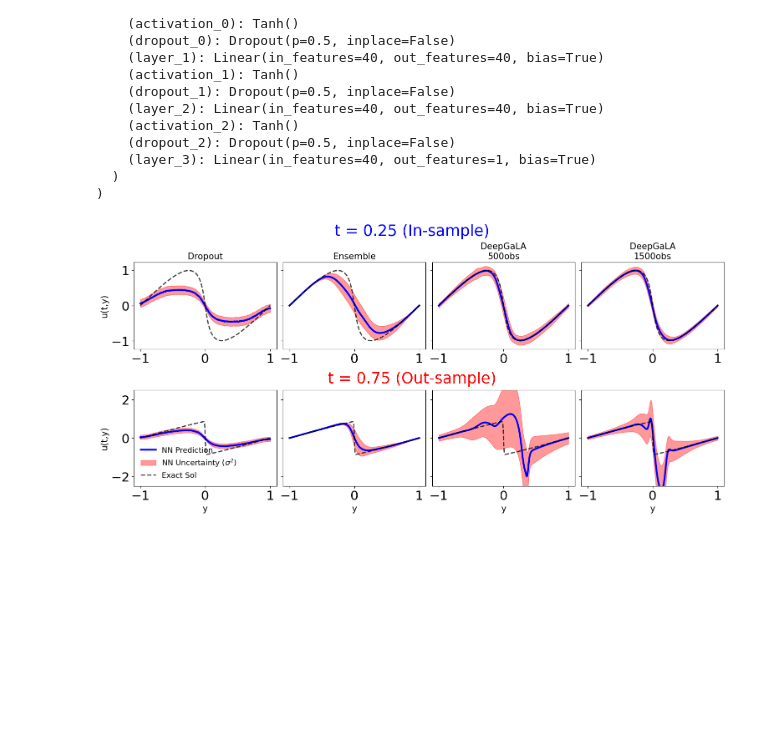
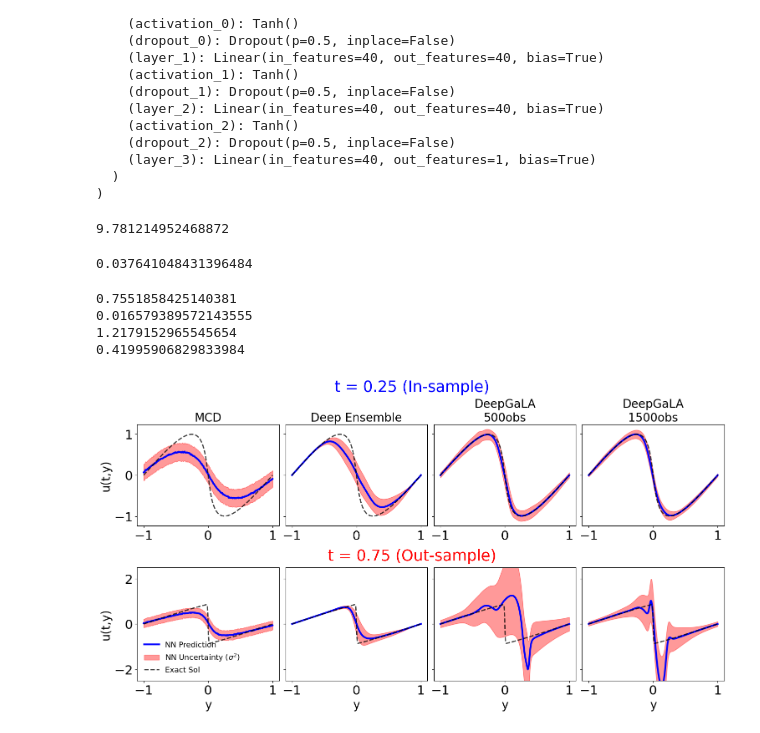
Before and after one commit to ChristianJzB/Projects, a Jupyter notebook: Deep_Solvers/gala/AI4Eq/Gala_Burgers.ipynb, the cells around one changed output. Saved outputs shown, nothing was run; the diff lists cells and outputs as text; code cells hidden in the pictures; blank space fills up the shorter version.

```diff
--- a/Deep_Solvers/gala/AI4Eq/Gala_Burgers.ipynb
+++ b/Deep_Solvers/gala/AI4Eq/Gala_Burgers.ipynb
@@ -151,7 +151,9 @@ def MCD (dropout_model,X_star, samples = 1000):
         predictions.append(pred.cpu().detach().numpy())  # Store the result
 
     predictions_mcd = np.array(predictions)
-    return np.mean(predictions_mcd, axis=0),np.std(predictions_mcd, axis=0)
+    mean = np.mean(predictions_mcd, axis=0)
+    var = np.mean(predictions_mcd**2, axis=0) - mean**2
+    return mean, np.sqrt(var)
 # %%
 pde_domain,ini_c,left_bc,right_bc = data_pde(1500,min_param,max_param)
 
@@ -161,9 +163,11 @@ pde = {"PDE":["de","ini_c","left_bc","right_bc"],
                    "left_bc":left_bc.to(device),
                    "right_bc" :right_bc.to(device)}}
 
+start = time.time()
 llp_1500 = llaplace(model_1500)
 llp_1500.fit(pde=pde, hessian_structure = "full")
-
+end = time.time()
+print( end- start)
 # log_prior, log_sigma = torch.ones(1, requires_grad=True), torch.ones(1, requires_grad=True)
 # hyper_optimizer = torch.optim.Adam([log_prior, log_sigma], lr=1e-1)
 # for i in range(1000):
@@ -172,6 +176,8 @@ llp_1500.fit(pde=pde, hessian_structure = "full")
 #     neg_marglik.backward(retain_graph=True)
 #     hyper_optimizer.step()
 #     print(log_prior,log_sigma)
+# %% [output]
+9.781214952468872
 # %%
 pde_domain,ini_c,left_bc,right_bc = data_pde(500,min_param,max_param)
 
@@ -180,9 +186,11 @@ pde = {"PDE":["de","ini_c","left_bc","right_bc"],
                    "ini_c" : ini_c.to(device),
                    "left_bc":left_bc.to(device),
                    "right_bc" :right_bc.to(device)}}
-
+start = time.time()
 llp_500 = llaplace(model_500)
 llp_500.fit(pde=pde, hessian_structure = "full")
+end = time.time()
+print( end- start)
 
 # log_prior, log_sigma = torch.ones(1, requires_grad=True), torch.ones(1, requires_grad=True)
 # hyper_optimizer = torch.optim.Adam([log_prior, log_sigma], lr=1e-1)
@@ -192,6 +200,8 @@ llp_500.fit(pde=pde, hessian_structure = "full")
 #     neg_marglik.backward(retain_graph=True)
 #     hyper_optimizer.step()
 #     print(log_prior,log_sigma)
+# %% [output]
+0.037641048431396484
 # %%
 time_model1 = {"fit_LAa":[],"fit_LAb_diag":[],"fit_LAb_full":[],"call_LAfull":[],"call_LAdiag":[]}
 time_model2 = {"fit_LAa":[],"fit_LAb_diag":[],"fit_LAb_full":[],"call_LAfull":[],"call_LAdiag":[]}
@@ -212,31 +222,40 @@ X_star = torch.cat([xx,yy,torch.ones_like(xx)*param_trained],axis = 1).to(device
 start = time.time()
 f_mu_1500, f_sigma_1500 = llp_1500(X_star)
 end = time.time()
+print(end-start)
 f_mu_1500, f_sigma_1500= f_mu_1500.cpu().numpy(), f_sigma_1500.squeeze().sqrt().cpu().numpy()
 
-time_model1["call_LAfull"].append(end- start)
+#time_model1["call_LAfull"].append(end- start)
 
 start = time.time()
 f_mu_500, f_sigma_500 = llp_500(X_star)
 end = time.time()
+print(end-start)
 f_mu_500, f_sigma_500= f_mu_500.cpu().numpy(), f_sigma_500.squeeze().sqrt().cpu().numpy()
 
-time_model2["call_LAfull"].append(end- start)
+#time_model2["call_LAfull"].append(end- start)
 
 start = time.time()
 f_mu_mcd, f_sigma_mcd =MCD (model_d,X_star)
 end = time.time()
+print(end-start)
 
 start = time.time()
 f_mu_ensemble, f_sigma_ensemble = ensemble(X_star)
 end = time.time()
+print(end-start)
 
 xx,yy = np.meshgrid(x, y)
 
-models = {"Dropout":[f_mu_mcd, f_sigma_mcd],"Ensemble":[f_mu_ensemble, f_sigma_ensemble],
+models = {"MCD":[f_mu_mcd, f_sigma_mcd],"Deep Ensemble":[f_mu_ensemble, f_sigma_ensemble],
           "DeepGaLA\n500obs":[f_mu_500, f_sigma_500],"DeepGaLA\n1500obs":[f_mu_1500, f_sigma_1500]}
+# %% [output]
+0.7551858425140381
+0.016579389572143555
+1.2179152965545654
+0.41995906829833984
 # %%
-fig = plt.figure(constrained_layout=True, figsize=(15, 7))
+fig = plt.figure(constrained_layout=True, figsize=(15, 8))
 (subfig1, subfig2) = fig.subfigures(2, 1)
 ax1 = subfig1.subplots(1, 4, sharey=True,sharex=True)
 ax2 = subfig2.subplots(1, 4, sharey=True,sharex=True)
@@ -245,44 +264,44 @@ ax2 = subfig2.subplots(1, 4, sharey=True,sharex=True)
 plt.rcParams.update({'font.size': 22})
 
 subfig1.suptitle("t = 0.25 (In-sample)",color = "blue")
-for i,(ax,model) in enumerate(zip(ax1.flatten(),["Dropout","Ensemble","DeepGaLA\n500obs","DeepGaLA\n1500obs"])):
+for i,(ax,model) in enumerate(zip(ax1.flatten(),["MCD","Deep Ensemble","DeepGaLA\n500obs","DeepGaLA\n1500obs"])):
     t = 25
-    ax.set_title(f"{model}",color = "black", fontsize=15)
+    ax.set_title(f"{model}",color = "black", fontsize=20)
     mu, sigma = models[model]
 
     z_pred = griddata(np.hstack([xx.reshape(-1,1),yy.reshape(-1,1)]), mu.flatten(), (xx,yy), method='cubic')
     z_pred_var = griddata(np.hstack([xx.reshape(-1,1),yy.reshape(-1,1)]), sigma.flatten(), (xx,yy), method='cubic')
 
     ax.plot(x,z_pred[t,:],color = "blue", label = "NN MAP",linewidth=3)
     ax.fill_between(x.reshape(-1), z_pred[t,:]+z_pred_var[t,:],z_pred[t,:]-z_pred_var[t,:],alpha=0.4, color = "red",label = r"NN Uncertainty ($\sigma^{2})$")
     ax.plot(x,Exact[t,:],linestyle = "--",alpha = 0.75,color = "black", label = "Exact Sol",linewidth=2)
-ax1[0].set_ylabel(r'u(t,y)',size = 15)
+ax1[0].set_ylabel(r'u(t,y)',size = 20)
 
 subfig2.suptitle("t = 0.75 (Out-sample)",color = "red")
-for i,(ax,model) in enumerate(zip(ax2.flatten(),["Dropout","Ensemble","DeepGaLA\n500obs","DeepGaLA\n1500obs"])):
+for i,(ax,model) in enumerate(zip(ax2.flatten(),["MCD","Deep Ensemble","DeepGaLA\n500obs","DeepGaLA\n1500obs"])):
     t = 75
     #ax.set_title(f"{model}",color = "black")
     mu, sigma = models[model]
 
     z_pred = griddata(np.hstack([xx.reshape(-1,1),yy.reshape(-1,1)]), mu.flatten(), (xx,yy), method='cubic')
     z_pred_var = griddata(np.hstack([xx.reshape(-1,1),yy.reshape(-1,1)]), sigma.flatten(), (xx,yy), method='cubic')
 
     ax.plot(x,z_pred[t,:],color = "blue", label = "NN Prediction",linewidth=3)
     ax.fill_between(x.reshape(-1), z_pred[t,:]+z_pred_var[t,:],z_pred[t,:]-z_pred_var[t,:],alpha=0.4, color = "red",label = r"NN Uncertainty ($\sigma^{2})$")
     ax.plot(x,Exact[t,:],linestyle = "--",alpha = 0.75,color = "black", label = "Exact Sol",linewidth=2)
-    ax.set_xlabel('y',size = 15)
+    ax.set_xlabel('y',size = 20)
 
 # axs[1,0].set_ylabel(r'u(y,t)')
 
 # axs[1,0].set_xlabel('x')
 # axs[1,1].set_xlabel('x')
 ax2[0].set_ylim(-2.5,2.5)
 
-ax2[0].set_ylabel(r'u(t,y)',size = 15)
+ax2[0].set_ylabel(r'u(t,y)',size = 20)
 ax2[0].legend(frameon = False, prop={'size': 13},loc='lower left')
 plt.savefig("FullHessian_Burgers.pdf")
 # %% [output]
-[figure, old version]
+[figure, new version]
 # %%
 # from matplotlib.animation import FuncAnimation, PillowWriter
 
```
Also changed, not shown: 10 other files.
